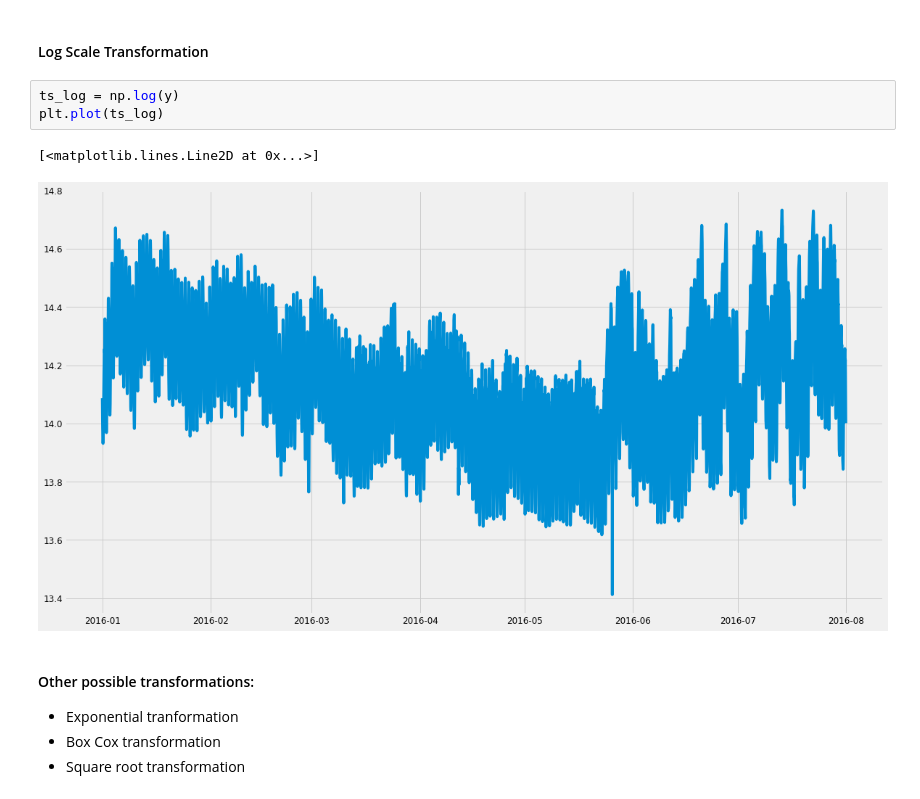
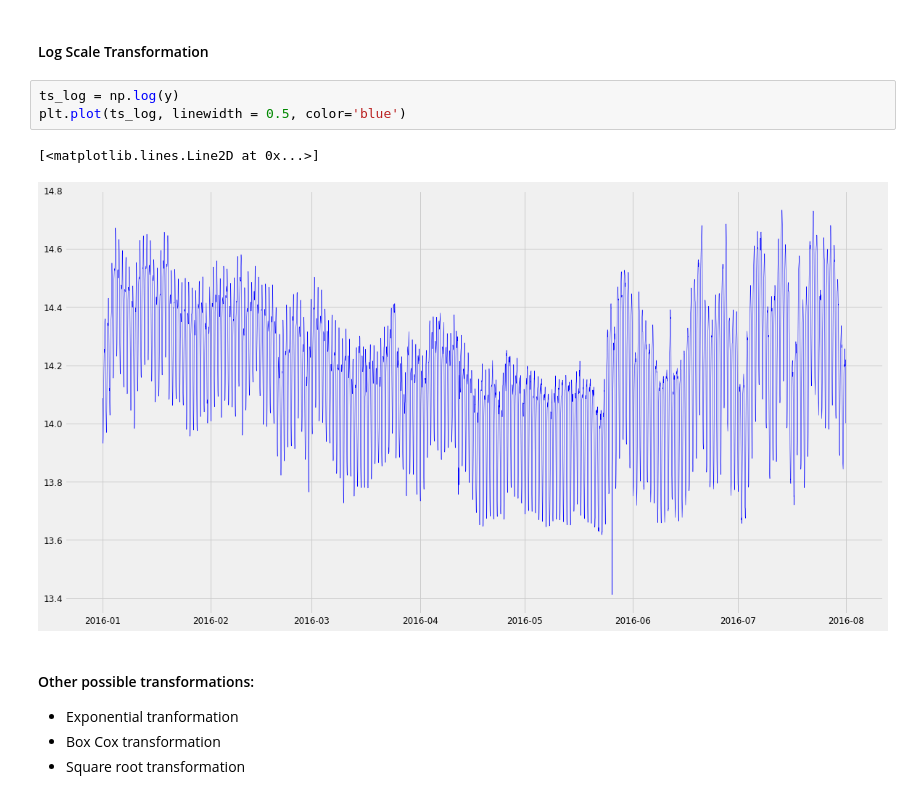
Before and after one commit to bondxue/FRE-6351-Time-Series-Anlysis, a Jupyter notebook: Final-Project/Time-Series-Final-Project.ipynb, the cells around one changed output. Drawn from its saved outputs; the diff is of its cells as text.

```diff
--- a/Final-Project/Time-Series-Final-Project.ipynb
+++ b/Final-Project/Time-Series-Final-Project.ipynb
@@ -285,10 +285,10 @@ There are 2 major reasons behind non-stationaruty of a TS:
 #### Log Scale Transformation
 # %%
 ts_log = np.log(y)
-plt.plot(ts_log)
+plt.plot(ts_log, linewidth = 0.5, color='blue')
 # %% [output]
 [<matplotlib.lines.Line2D at 0x...>]
-[figure, old version]
+[figure, new version]
 # %% [markdown]
 #### Other possible transformations:
 - Exponential tranformation
```
Also changed, not shown: parts of 6 cells of this notebook.
